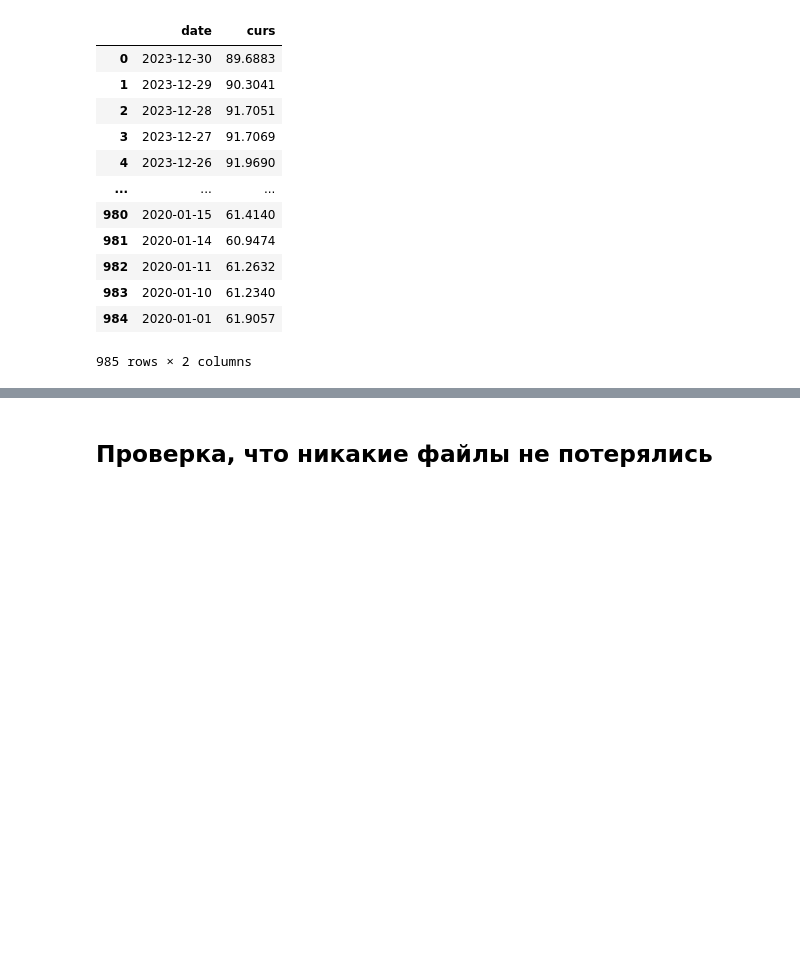
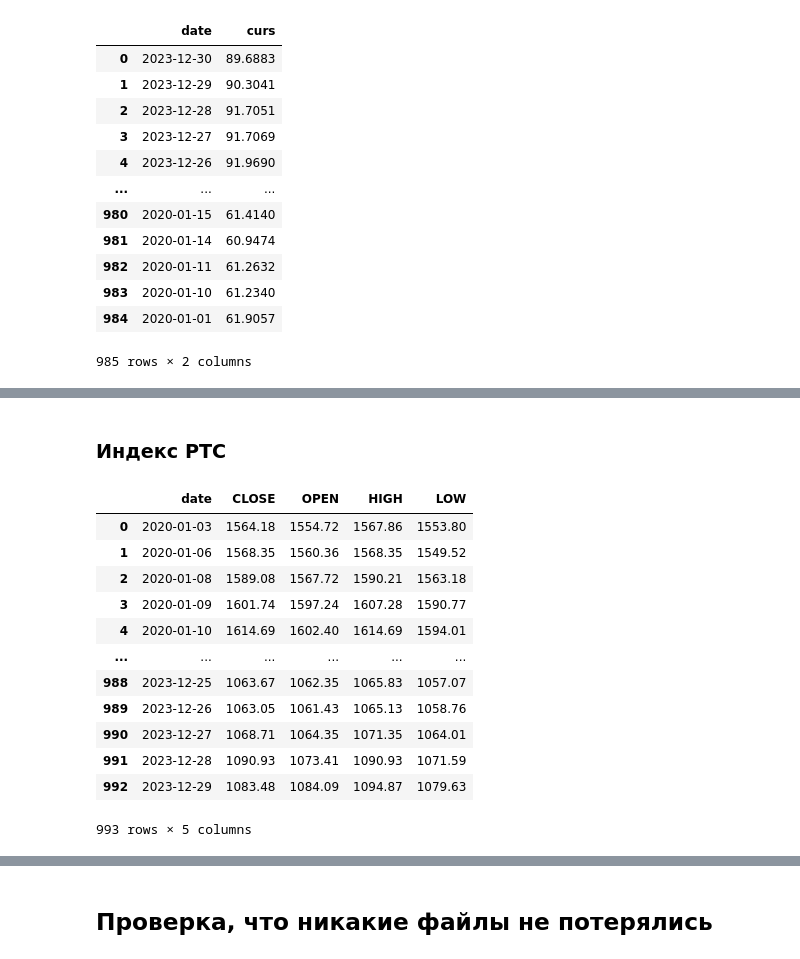
Before and after one commit to yanakhazanova/market_risk, a Jupyter notebook: collect_data.ipynb, the cells around one changed output, grey strips where cells are left out. Drawn from its saved outputs; the diff is of its cells as text; code cells hidden in the pictures; blank space fills up the shorter version.

```diff
--- a/collect_data.ipynb
+++ b/collect_data.ipynb
@@ -211,0 +227,28 @@ df
+# %% [markdown]
+### Индекс РТС
+# %%
+df = pd.read_csv('Индекс РТС.csv', delimiter=';', encoding='utf8')
+df = df.drop(['SHORTNAME', 'NAME', 'DURATION', 'YIELD', 'DECIMALS', 'CAPITALIZATION',	'CURRENCYID',	'DIVISOR',	'TRADINGSESSION', 'VOLUME', 'BOARDID', 'SECID', 'VALUE'], axis = 1)
+df = df.rename(columns={'TRADEDATE': 'date'})
+df[[
+    'OPEN', 'HIGH', 'LOW', 'CLOSE',
+]] = df[[
+    'OPEN', 'HIGH', 'LOW', 'CLOSE',
+]].applymap(lambda x: x.replace(",", ".")).astype(float)
+df['date'] = pd.to_datetime(df['date'], format='%d.%m.%Y')
+df.to_csv('data/rts_ind.csv', index=False)
+df
+# %% [output]
+|  | date | CLOSE | OPEN | HIGH | LOW |
+| 0 | 2020-01-03 | 1564.18 | 1554.72 | 1567.86 | 1553.80 |
+| 1 | 2020-01-06 | 1568.35 | 1560.36 | 1568.35 | 1549.52 |
+| 2 | 2020-01-08 | 1589.08 | 1567.72 | 1590.21 | 1563.18 |
+| 3 | 2020-01-09 | 1601.74 | 1597.24 | 1607.28 | 1590.77 |
+| 4 | 2020-01-10 | 1614.69 | 1602.40 | 1614.69 | 1594.01 |
+| ... | ... | ... | ... | ... | ... |
+| 988 | 2023-12-25 | 1063.67 | 1062.35 | 1065.83 | 1057.07 |
+| 989 | 2023-12-26 | 1063.05 | 1061.43 | 1065.13 | 1058.76 |
+| 990 | 2023-12-27 | 1068.71 | 1064.35 | 1071.35 | 1064.01 |
+| 991 | 2023-12-28 | 1090.93 | 1073.41 | 1090.93 | 1071.59 |
+| 992 | 2023-12-29 | 1083.48 | 1084.09 | 1094.87 | 1079.63 |
+993 rows × 5 columns
```
Also changed, not shown: parts of 13 cells of this notebook, 4 other files.
